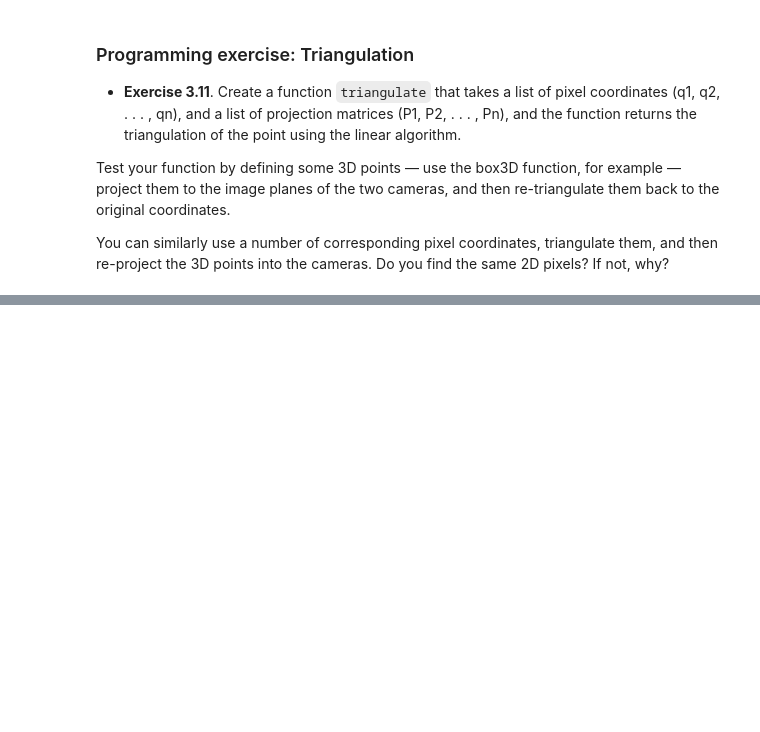
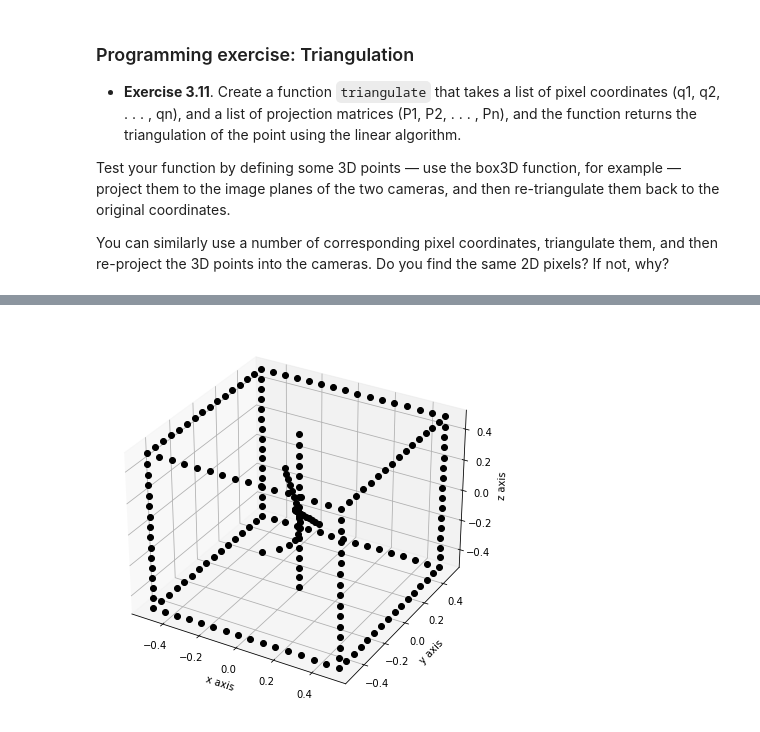
Before and after one commit to AlexAbades/CompVision, a Jupyter notebook: Computer-vision/Anna/Week3_CV.ipynb, the cells around one changed output, grey strips where cells are left out. Saved outputs shown, nothing was run; the diff lists cells and outputs as text; code cells hidden in the pictures; blank space fills up the shorter version.

```diff
--- a/Computer-vision/Anna/Week3_CV.ipynb
+++ b/Computer-vision/Anna/Week3_CV.ipynb
@@ -361,23 +345,0 @@ for point in projection2:
-# %%
-def triangulate(pixel_coord, proj_mat):
-    all_3D=[]
-    for a in range(len(pixel[0])):
-        B=np.zeros((1,3))
-        for ind,P in enumerate(P_mat):
-
-            x=pixel[ind][a,0]/pixel[ind][a,2]
-            y=pixel[ind][a,1]/pixel[ind][a,2]
-
-            B_i=np.array([P[:,2]*x - P[:,0],P[:,2]*y - P[:,1]])
-
-            B=np.vstack([B, B_i])
-
-        B=B[1:,:]
-        u,s,vh= np.linalg.svd(B,full_matrices=True, compute_uv=True)
-        point3D=vh[-1]
-        all_3D.append(point3D)
-
-    return all_3D
-# %%
-pixel_coord=[projection1,projection2]
-P_mat=[P1,P2]
@@ -383,0 +441,24 @@ P_mat=[P1,P2]
+# %%
+all_3D=[]
+for a in range(len(projection1)):
+    pixel_coord=[projection1[a,:],projection2[a,:]]
+    P_mat=[P1,P2]
+
+    Q_3D=triangulate(pixel_coord, P_mat)
+    Q_3D=Q_3D/Q_3D[-1][-1]
+
+    all_3D.append(Q_3D)
+# %%
+# Create a figure, and specify the size
+fig = plt.figure(figsize=(15,15))
+# Create axes
+ax = fig.add_subplot(121, projection='3d')
+
+ax.set_xlabel('x axis')
+ax.set_ylabel('y axis')
+ax.set_zlabel('z axis')
+
+for point in all_3D:
+    ax.plot(point[0][0], point[0][1], point[0][2], 'ko')
+# %% [output]
+[figure, added]
```
Also changed, not shown: parts of 11 cells of this notebook, 3 other files.
